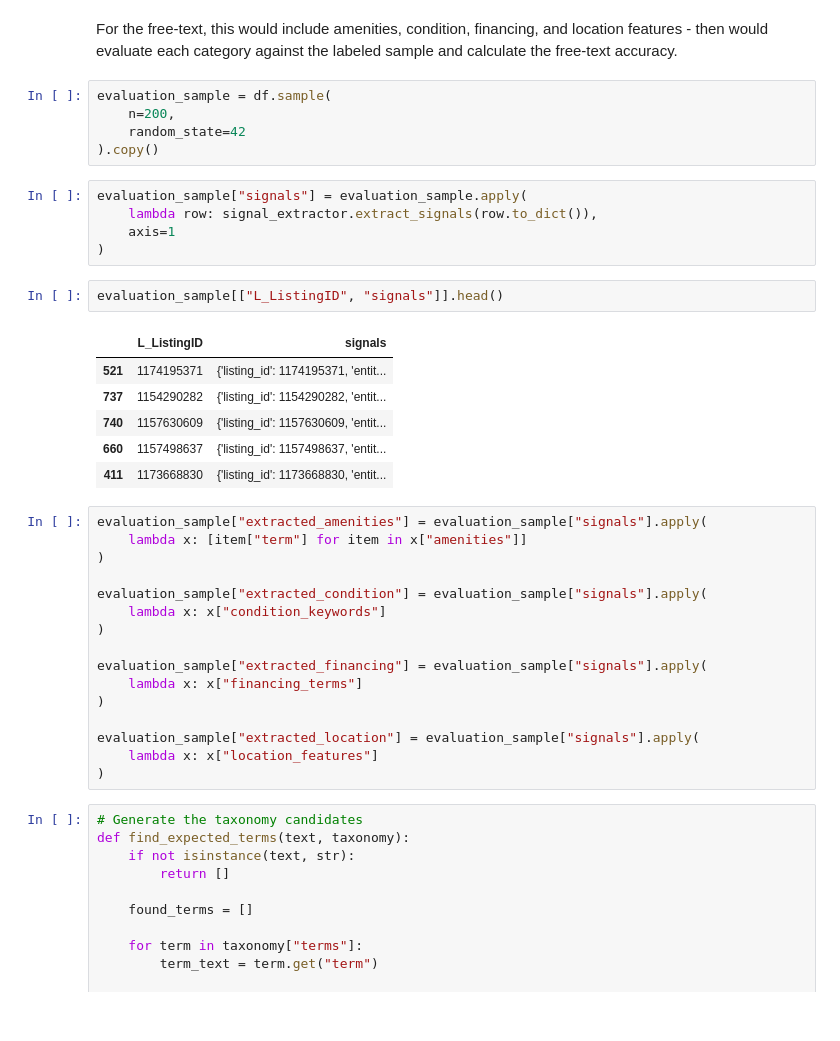
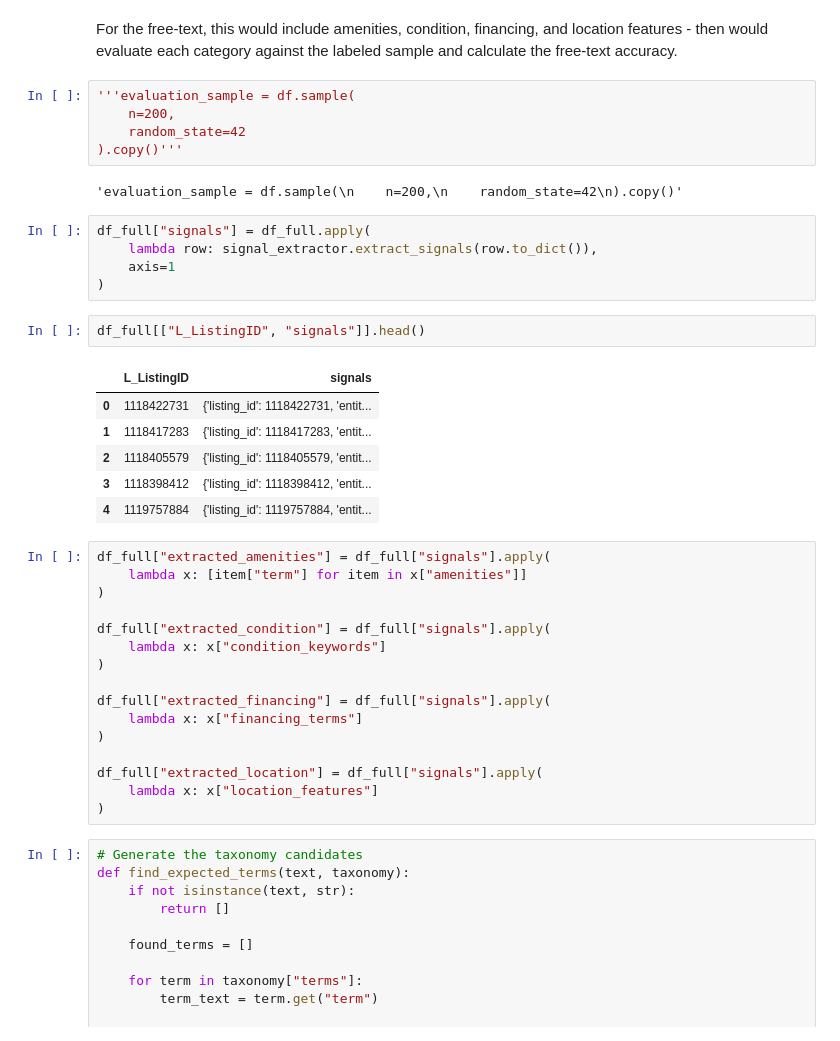
Before and after one commit to mayabernstein/idx-exchange-agentic-ai-engineer, a Jupyter notebook: NLP_Engineer/notebooks/6_listing_signal_extraction.ipynb, the cells around one changed output. Cells and saved outputs as stored; diff of their text form.

```diff
--- a/NLP_Engineer/notebooks/6_listing_signal_extraction.ipynb
+++ b/NLP_Engineer/notebooks/6_listing_signal_extraction.ipynb
@@ -1235,38 +1230,40 @@ The structured extraction pipeline currently achieves approximately 85% field-le
 # %% [markdown]
 For the free-text, this would include amenities, condition, financing, and location features - then would evaluate each category against the labeled sample and calculate the free-text accuracy.
 # %%
-evaluation_sample = df.sample(
+'''evaluation_sample = df.sample(
     n=200,
     random_state=42
-).copy()
+).copy()'''
+# %% [output]
+'evaluation_sample = df.sample(\n    n=200,\n    random_state=42\n).copy()'
 # %%
-evaluation_sample["signals"] = evaluation_sample.apply(
+df_full["signals"] = df_full.apply(
     lambda row: signal_extractor.extract_signals(row.to_dict()),
     axis=1
 )
 # %%
-evaluation_sample[["L_ListingID", "signals"]].head()
+df_full[["L_ListingID", "signals"]].head()
 # %% [output]
 |  | L_ListingID | signals |
-| 521 | 1174195371 | {'listing_id': 1174195371, 'entit... |
-| 737 | 1154290282 | {'listing_id': 1154290282, 'entit... |
-| 740 | 1157630609 | {'listing_id': 1157630609, 'entit... |
-| 660 | 1157498637 | {'listing_id': 1157498637, 'entit... |
-| 411 | 1173668830 | {'listing_id': 1173668830, 'entit... |
+| 0 | 1118422731 | {'listing_id': 1118422731, 'entit... |
+| 1 | 1118417283 | {'listing_id': 1118417283, 'entit... |
+| 2 | 1118405579 | {'listing_id': 1118405579, 'entit... |
+| 3 | 1118398412 | {'listing_id': 1118398412, 'entit... |
+| 4 | 1119757884 | {'listing_id': 1119757884, 'entit... |
 # %%
-evaluation_sample["extracted_amenities"] = evaluation_sample["signals"].apply(
+df_full["extracted_amenities"] = df_full["signals"].apply(
     lambda x: [item["term"] for item in x["amenities"]]
 )
 
-evaluation_sample["extracted_condition"] = evaluation_sample["signals"].apply(
+df_full["extracted_condition"] = df_full["signals"].apply(
     lambda x: x["condition_keywords"]
 )
 
-evaluation_sample["extracted_financing"] = evaluation_sample["signals"].apply(
+df_full["extracted_financing"] = df_full["signals"].apply(
     lambda x: x["financing_terms"]
 )
 
-evaluation_sample["extracted_location"] = evaluation_sample["signals"].apply(
+df_full["extracted_location"] = df_full["signals"].apply(
     lambda x: x["location_features"]
 )
 # %%
```
Also changed, not shown: parts of 16 cells of this notebook, 2 other files.
